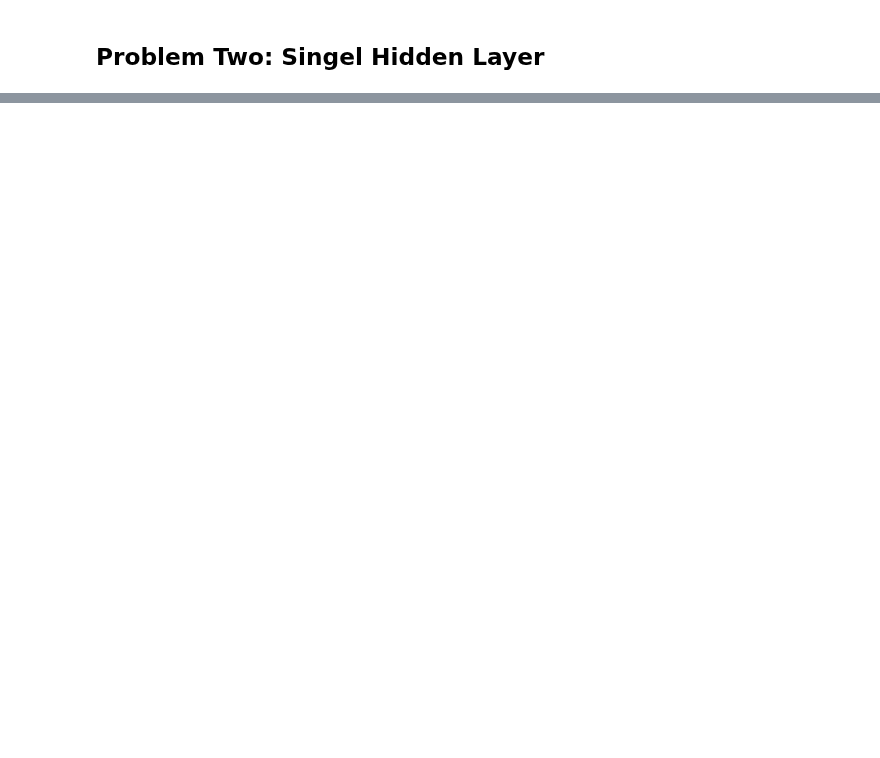
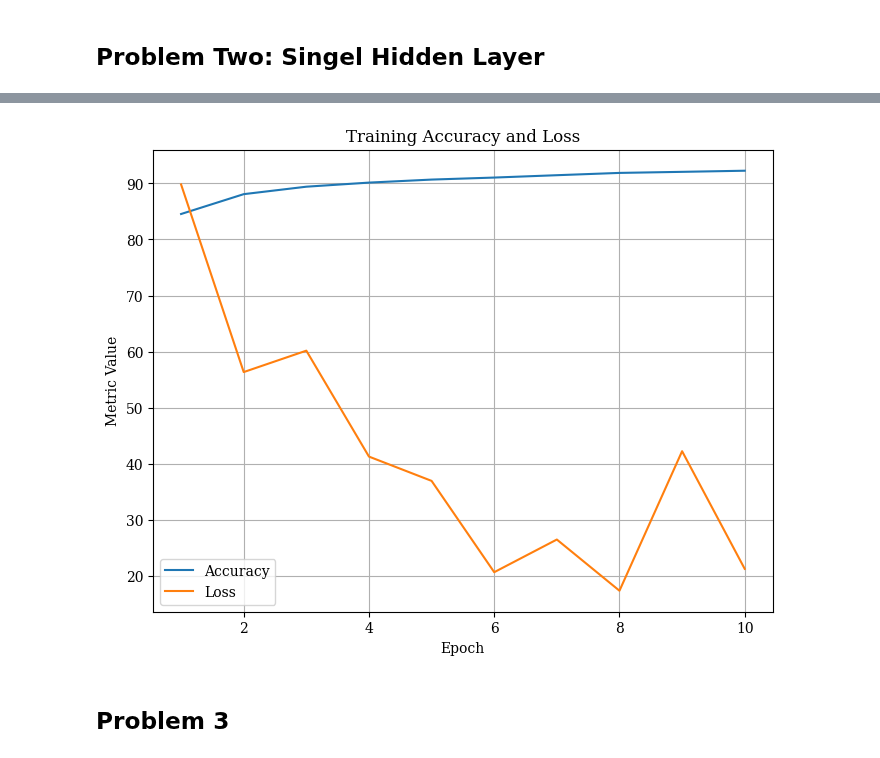
Before and after one commit to idalinnakallio/DAT565, a Jupyter notebook: Assignment 6/Assignment6.ipynb, the cells around one changed output, grey strips where cells are left out. Cells and saved outputs as stored; diff of their text form; code cells hidden in the pictures; blank space fills up the shorter version.

```diff
--- a/Assignment 6/Assignment6.ipynb
+++ b/Assignment 6/Assignment6.ipynb
@@ -121,6 +121,11 @@ model = NeuralNet(input_size, hidden_size, num_classes).to(device)
 criterion = nn.CrossEntropyLoss() #measures deviation between predicted and actual classes
 optimizer = optim.SGD(model.parameters(), lr=learning_rate)
 
+
+# Tracking accuracy and loss
+accuracy_history = []
+loss_history = []
+
 # Training Loop
 for epoch in range(num_epochs):
     for i, (images, labels) in enumerate(train_loader):
@@ -150,4 +155,6 @@ for epoch in range(num_epochs):
 
     accuracy = 100 * correct / total
     print(f'Epoch: {epoch+1}, Loss: {loss.item():.4f}, Validation Accuracy: {accuracy:.2f}%')
+    accuracy_history.append(accuracy)
+    loss_history.append(loss.item())
 # %% [output]
@@ -163,0 +171,20 @@ Epoch: 10, Loss: 0.2768, Validation Accuracy: 92.20%
+# %%
+# Create the dataframe
+df_metrics = pd.DataFrame({'Epoch': range(1, num_epochs + 1),
+                   'Accuracy': accuracy_history,
+                   'Loss': loss_history})
+
+# Plot
+plt.figure(figsize=(8, 6))  # Adjust figure size if needed
+plt.plot(df_metrics['Epoch'], df_metrics['Accuracy'], label='Accuracy')
+plt.plot(df_metrics['Epoch'], df_metrics['Loss']*100, label='Loss')
+plt.xlabel('Epoch')
+plt.ylabel('Metric Value')
+plt.title('Training Accuracy and Loss')
+plt.legend()
+plt.grid(True)
+plt.show()
+# %% [output]
+[figure, added]
+# %% [markdown]
+## Problem 3
```
Also changed, not shown: parts of 7 cells of this notebook, 2 other files.
